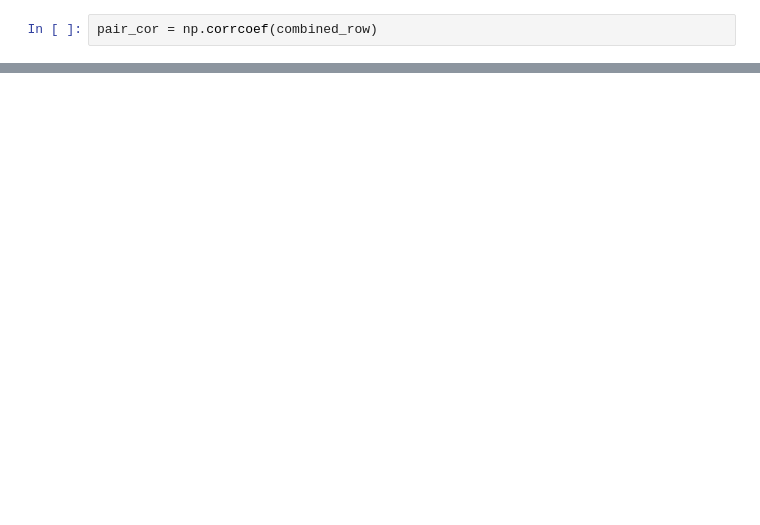
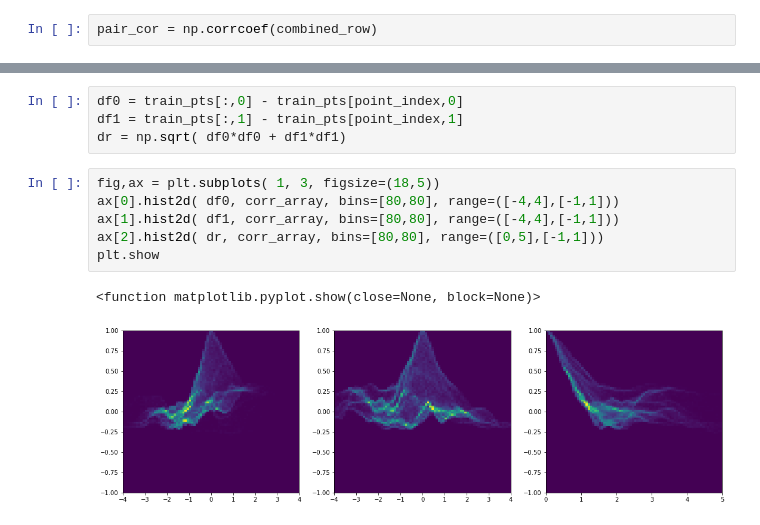
Before and after one commit to owen234/omnifold-testing1, a Jupyter notebook: bootstrap_toy_study1a.ipynb, the cells around one changed output, grey strips where cells are left out. Drawn from its saved outputs; the diff is of its cells as text; blank space fills up the shorter version.

```diff
--- a/bootstrap_toy_study1a.ipynb
+++ b/bootstrap_toy_study1a.ipynb
@@ -782,0 +877,13 @@ plt.show
+# %%
+df0 = train_pts[:,0] - train_pts[point_index,0]
+df1 = train_pts[:,1] - train_pts[point_index,1]
+dr = np.sqrt( df0*df0 + df1*df1)
+# %%
+fig,ax = plt.subplots( 1, 3, figsize=(18,5))
+ax[0].hist2d( df0, corr_array, bins=[80,80], range=([-4,4],[-1,1]))
+ax[1].hist2d( df1, corr_array, bins=[80,80], range=([-4,4],[-1,1]))
+ax[2].hist2d( dr, corr_array, bins=[80,80], range=([0,5],[-1,1]))
+plt.show
+# %% [output]
+<function matplotlib.pyplot.show(close=None, block=None)>
+[figure, added]
```
Also changed, not shown: parts of 45 cells of this notebook.
